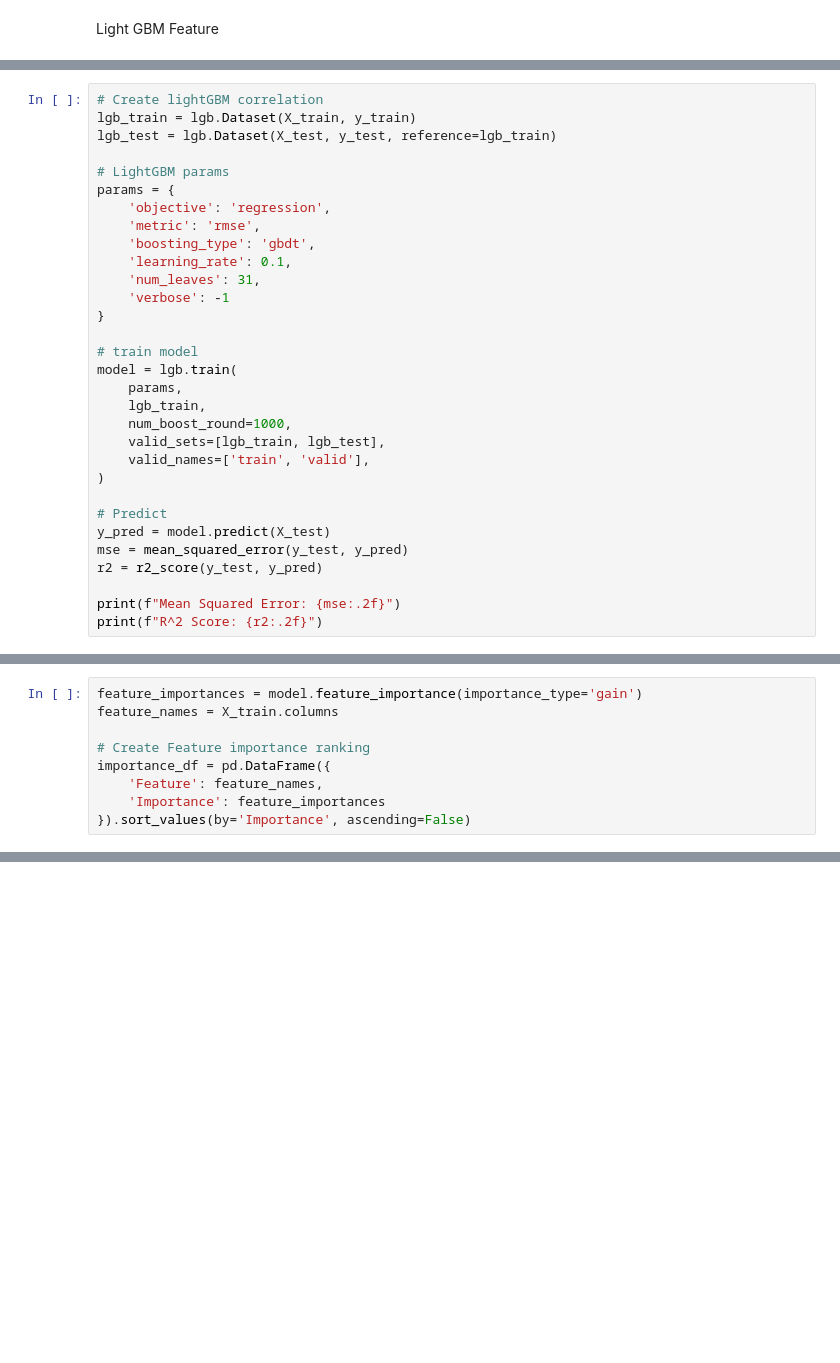
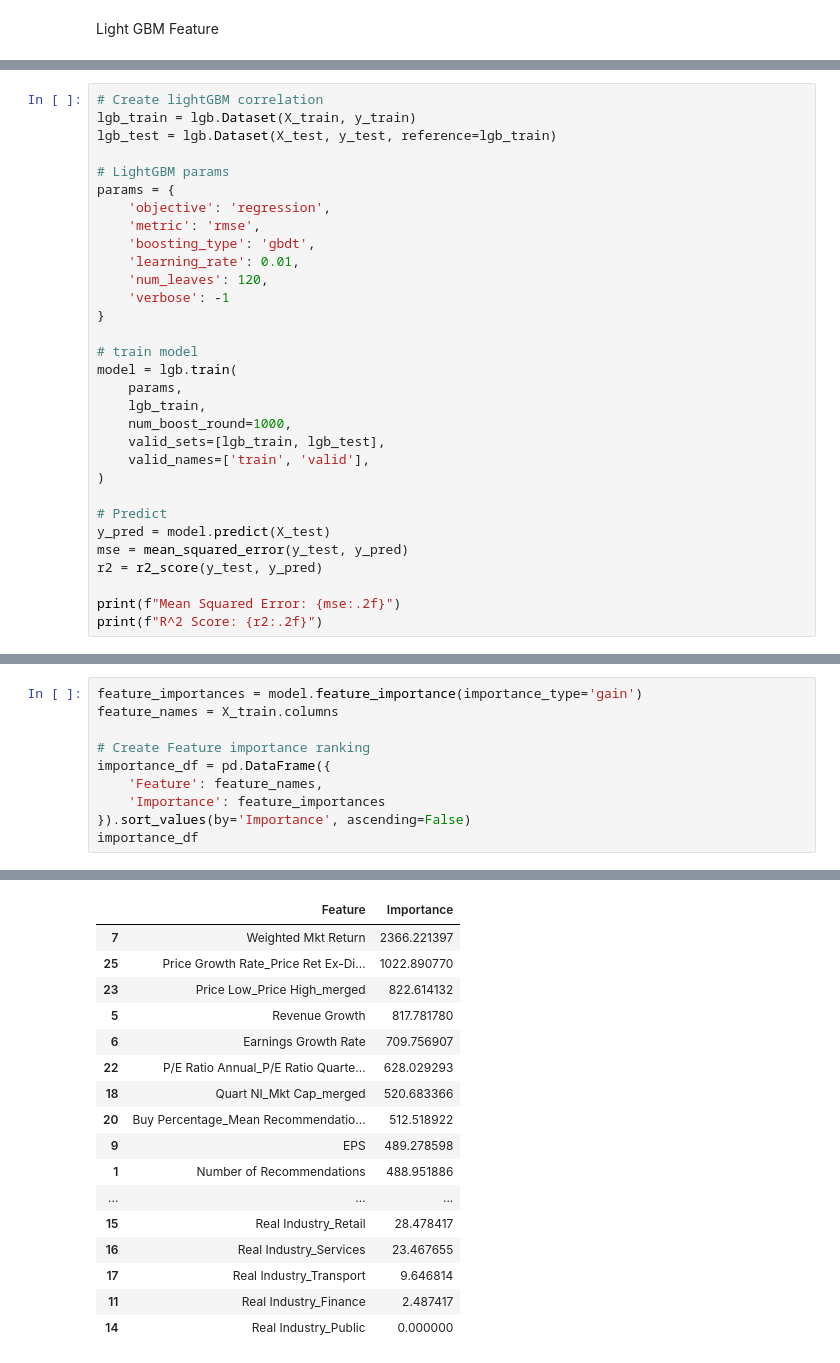
Before and after one commit to jajajalalalala/factor_analysis, a Jupyter notebook: factor_importance_checker.ipynb, the cells around one changed output, grey strips where cells are left out. Drawn from its saved outputs; the diff is of its cells as text; blank space fills up the shorter version.

Commit message:
add more feature importance analysis

```diff
--- a/factor_importance_checker.ipynb
+++ b/factor_importance_checker.ipynb
@@ -241,8 +289,8 @@ params = {
     'objective': 'regression',
     'metric': 'rmse',
     'boosting_type': 'gbdt',
-    'learning_rate': 0.1,
-    'num_leaves': 31,
+    'learning_rate': 0.01,
+    'num_leaves': 120,
     'verbose': -1
 }
 
@@ -274,4 +322,5 @@ importance_df = pd.DataFrame({
     'Feature': feature_names,
     'Importance': feature_importances
 }).sort_values(by='Importance', ascending=False)
+importance_df
 # %% [output]
@@ -290,0 +327,17 @@ importance_df = pd.DataFrame({
+|  | Feature | Importance |
+| 7 | Weighted Mkt Return | 2366.221397 |
+| 25 | Price Growth Rate_Price Ret Ex-Di... | 1022.890770 |
+| 23 | Price Low_Price High_merged | 822.614132 |
+| 5 | Revenue Growth | 817.781780 |
+| 6 | Earnings Growth Rate | 709.756907 |
+| 22 | P/E Ratio Annual_P/E Ratio Quarte... | 628.029293 |
+| 18 | Quart NI_Mkt Cap_merged | 520.683366 |
+| 20 | Buy Percentage_Mean Recommendatio... | 512.518922 |
+| 9 | EPS | 489.278598 |
+| 1 | Number of Recommendations | 488.951886 |
+| ... | ... | ... |
+| 15 | Real Industry_Retail | 28.478417 |
+| 16 | Real Industry_Services | 23.467655 |
+| 17 | Real Industry_Transport | 9.646814 |
+| 11 | Real Industry_Finance | 2.487417 |
+| 14 | Real Industry_Public | 0.000000 |
```
Also changed, not shown: parts of 8 cells of this notebook.
